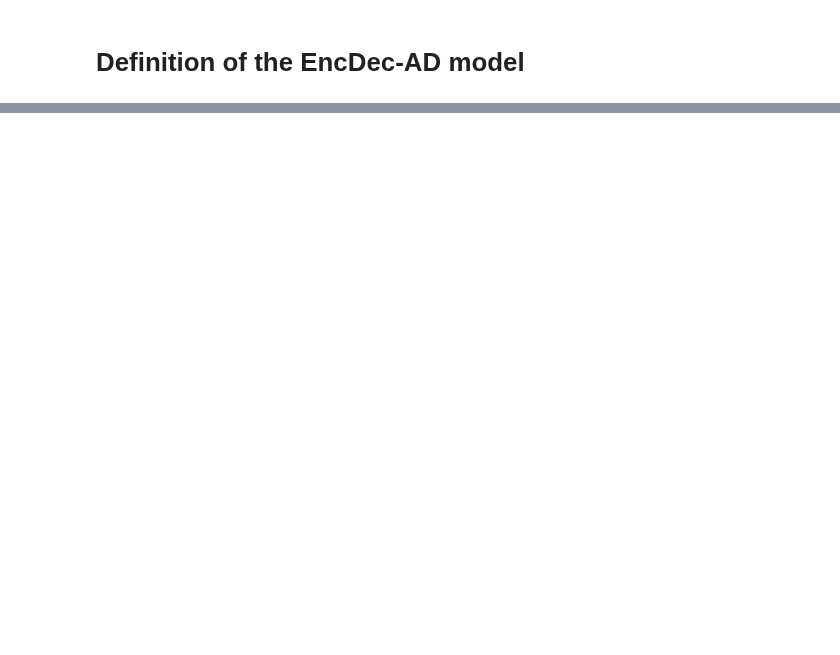
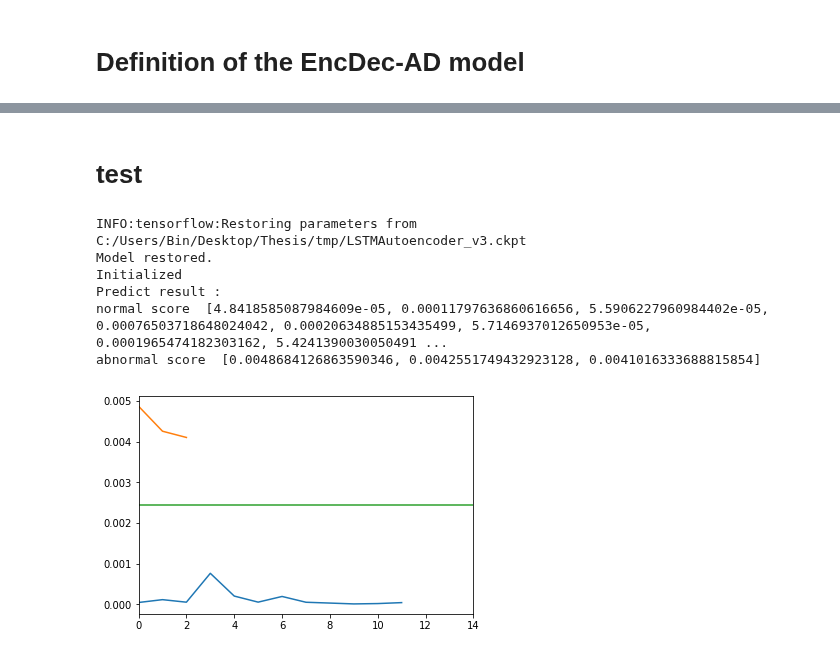
Before and after one commit to binli826/LSTM-Autoencoders, a Jupyter notebook: Enc-Dec-AD.ipynb, the cells around one changed output, grey strips where cells are left out. Saved outputs shown, nothing was run; the diff lists cells and outputs as text; code cells hidden in the pictures; blank space fills up the shorter version.

```diff
--- a/Enc-Dec-AD.ipynb
+++ b/Enc-Dec-AD.ipynb
@@ -428,0 +165,13 @@ pd.Series(np.reshape(foo1,(-1)))[:].reset_index(drop=True).plot(ylim=[0,1]) #err
+# %%
+with tf.Session() as sess:
+    saver.restore(sess, "C:/Users/Bin/Desktop/Thesis/tmp/LSTMAutoencoder_v3.ckpt")
+    print("Model restored.")
+    print('Initialized')
+
+    data = np.array(vn1_list)
+    (input_, output_) = sess.run([ae.input_, ae.output_], {p_input: data})
+
+    err_vec = abs(input_ - output_).reshape(-1,step_num)
+    mu = np.mean(err_vec,axis=0)
+    sigma = np.cov(err_vec.T)
+    print("Got parameters mu and sigma.")
@@ -428,0 +223,51 @@ pd.Series(np.reshape(foo1,(-1)))[:].reset_index(drop=True).plot(ylim=[0,1]) #err
+# %%
+# choose threshold
+min_a = min(abnormal_score)
+normal_score = np.array(normal_score)
+foo = normal_score[normal_score<min_a]
+threshold = (np.sort(foo)[-1]+min_a)/2
+# %% [markdown]
+# test
+# %%
+with tf.Session() as sess:
+    saver.restore(sess, "C:/Users/Bin/Desktop/Thesis/tmp/LSTMAutoencoder_v3.ckpt")  # decode_without_input=True, iter=5000
+    print("Model restored.")
+    print('Initialized')
+
+    normal_score = []
+    for count in range(len(tn_list)//batch_num):
+        normal_sub = np.array(tn_list[count*batch_num:(count+1)*batch_num])
+        (input_n, output_n) = sess.run([ae.input_, ae.output_], {p_input: normal_sub})
+        err_n = abs(input_n-output_n).reshape(-1,step_num)
+        for batch in range(batch_num):
+           temp = np.dot( (err_n[batch] - mu ).reshape(1,-1)  , sigma.T)
+           s = np.dot(temp,(err_n[batch] - mu ))
+           normal_score.append(s[0])
+
+    abnormal_score = []
+    for count in range(len(ta_list)//batch_num):
+        abnormal_sub = np.array(ta_list[count*batch_num:(count+1)*batch_num])
+        (input_a, output_a) = sess.run([ae.input_, ae.output_], {p_input: abnormal_sub})
+        err_a = abs(input_a-output_a).reshape(-1,step_num)
+        for batch in range(batch_num):
+           temp = np.dot( (err_a[batch] - mu ).reshape(1,-1)  , sigma.T)
+           s = np.dot(temp,(err_a[batch] - mu ))
+           abnormal_score.append(s[0])
+
+
+    print('Predict result :')
+
+    print("normal score ",normal_score)
+    print("abnormal score ",abnormal_score)
+    pd.Series(normal_score).plot()
+    pd.Series(abnormal_score).plot()
+    bar = threshold*np.ones(len(normal_score)+len(abnormal_score))
+    pd.Series(bar).plot()
+# %% [output]
+INFO:tensorflow:Restoring parameters from C:/Users/Bin/Desktop/Thesis/tmp/LSTMAutoencoder_v3.ckpt
+Model restored.
+Initialized
+Predict result :
+normal score  [4.8418585087984609e-05, 0.00011797636860616656, 5.5906227960984402e-05, 0.00076503718648024042, 0.00020634885153435499, 5.7146937012650953e-05, 0.0001965474182303162, 5.4241390030050491 ...
+abnormal score  [0.0048684126863590346, 0.0042551749432923128, 0.0041016333688815854]
+[figure, added]
```
Also changed, not shown: parts of 41 cells of this notebook.
